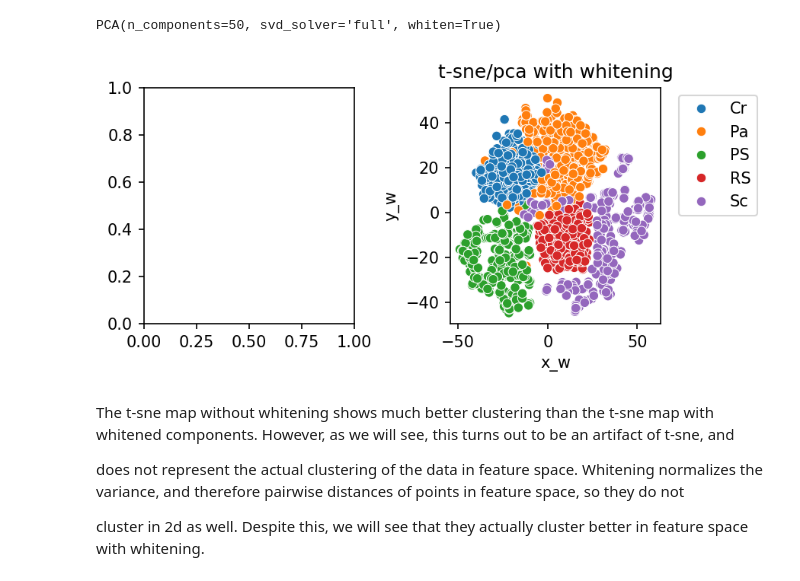
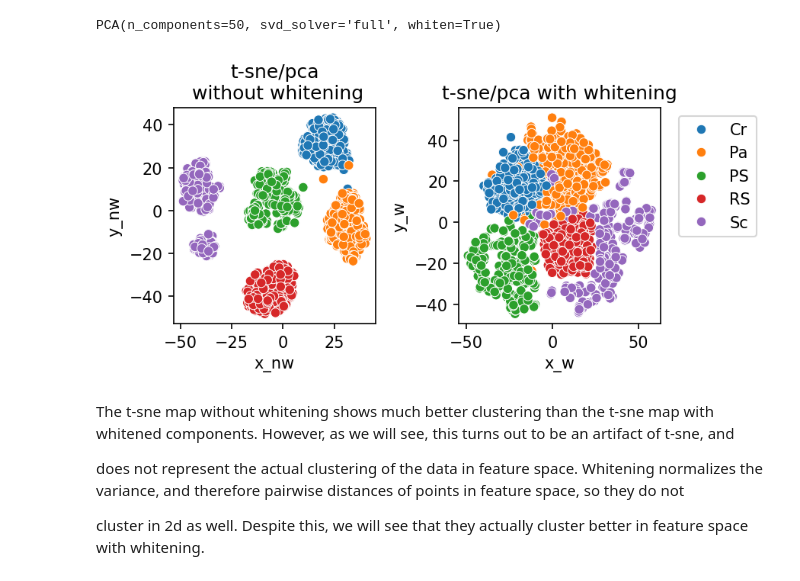
Before and after one commit to amnessa/MECH536, a Jupyter notebook: me_term_project/03_standard.ipynb, the cells around one changed output. Cells and saved outputs as stored; diff of their text form; code cells hidden in the pictures.

Commit message:
images for present

```diff
--- a/me_term_project/03_standard.ipynb
+++ b/me_term_project/03_standard.ipynb
@@ -128,21 +128,25 @@ x_w_tsne = tsne_w.fit_transform(x)
 # %%
 labels_ordered = le.inverse_transform(range(len(le.mapper)))
 df = pd.DataFrame({'files': files,
-
+                   'x_nw':x_nw_tsne[:,0],
+                   'y_nw':x_nw_tsne[:,1],
                    'x_w': x_w_tsne[:,0],
                   'y_w': x_w_tsne[:,1],
                    'labels': labels,
                   },
                   index=files)
 
 fig, ax = plt.subplots(1,2, figsize=(6,3), dpi=150)
+sns.scatterplot(data=df, x='x_nw', y='y_nw', hue='labels', hue_order=labels_ordered,  ax=ax[0])
 sns.scatterplot(data=df, x='x_w', y='y_w', hue='labels', hue_order=labels_ordered, ax=ax[1])
+ax[0].get_legend().remove()
 ax[1].legend(bbox_to_anchor=(1.05,1))
+ax[0].set_title('t-sne/pca\n without whitening')
 ax[1].set_title('t-sne/pca with whitening')
 fig.tight_layout()
 plt.show()
 # %% [output]
-[figure, old version]
+[figure, new version]
 # %% [markdown]
 The t-sne map without whitening shows much better clustering than the t-sne map with whitened components. However, as we will see, this turns out to be an artifact of t-sne, and
 
```
Also changed, not shown: parts of 2 cells of this notebook, 16 other files.
